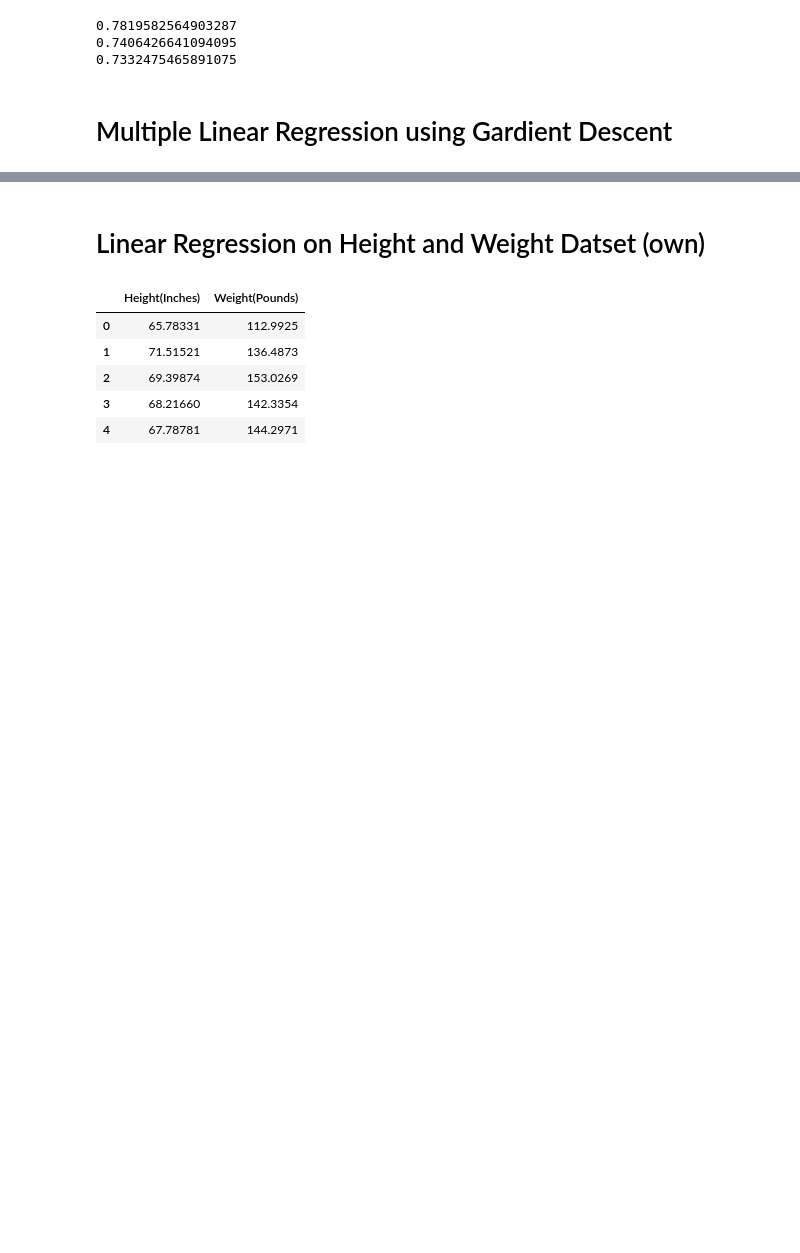
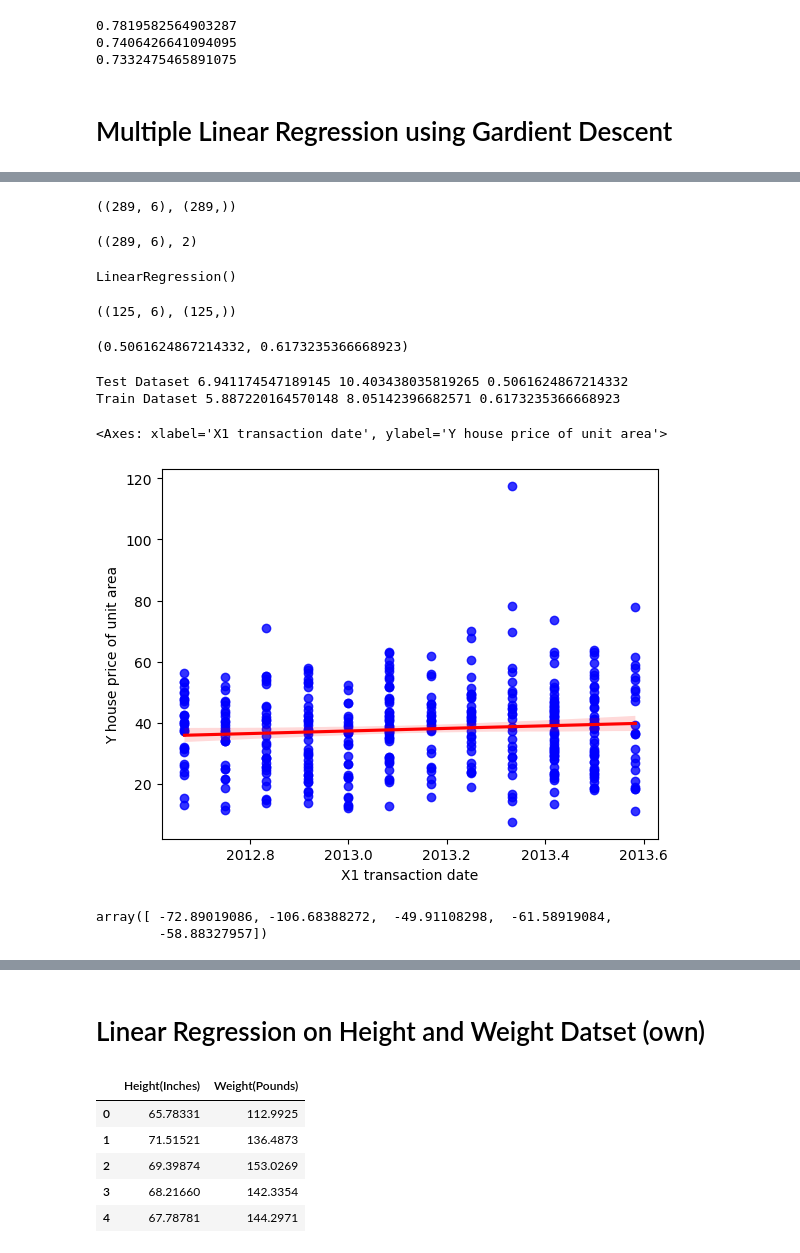
Before and after one commit to sandeepshakya2019/Machine-Learning-HandsOn, a Jupyter notebook: 01_Code/1_MachineLearningAlgo/1_LinearRegression.ipynb, the cells around one changed output, grey strips where cells are left out. Drawn from its saved outputs; the diff is of its cells as text; code cells hidden in the pictures; blank space fills up the shorter version.

Commit message:
Adding the code for multiple linear regression

```diff
--- a/01_Code/1_MachineLearningAlgo/1_LinearRegression.ipynb
+++ b/01_Code/1_MachineLearningAlgo/1_LinearRegression.ipynb
@@ -356,0 +418,35 @@ print(m.adjustedr2score(X,Y,m.predict(X)))
+# %%
+from sklearn.model_selection import train_test_split
+X_train, X_test, Y_train, Y_test  = train_test_split(X, Y, random_state=2, test_size=0.3)
+X_train.shape, Y_train.shape
+# %% [output]
+((289, 6), (289,))
+# %%
+from sklearn.preprocessing import StandardScaler
+scaler = StandardScaler()
+X_train = scaler.fit_transform(X_train)
+X_test = scaler.fit_transform(X_test)
+X_train.shape, X_train.ndim
+# %% [output]
+((289, 6), 2)
+# %%
+from sklearn.linear_model import LinearRegression
+m = LinearRegression()
+m.fit(X_train, Y_train)
+# %% [output]
+LinearRegression()
+# %%
+X_test.shape, m.predict(X_test).shape
+# %% [output]
+((125, 6), (125,))
+# %%
+m.score(X_test, Y_test), m.score(X_train, Y_train)
+# %% [output]
+(0.5061624867214332, 0.6173235366668923)
+# %%
+from sklearn.metrics import mean_absolute_error, root_mean_squared_error, r2_score
+print("Test Dataset",mean_absolute_error(Y_test, m.predict(X_test)), root_mean_squared_error(Y_test, m.predict(X_test)), r2_score(Y_test, m.predict(X_test)))
+print("Train Dataset",mean_absolute_error(Y_train, m.predict(X_train)), root_mean_squared_error(Y_train, m.predict(X_train)), r2_score(Y_train, m.predict(X_train)))
+# %% [output]
+Test Dataset 6.941174547189145 10.403438035819265 0.5061624867214332
+Train Dataset 5.887220164570148 8.05142396682571 0.6173235366668923
@@ -356,0 +455,20 @@ print(m.adjustedr2score(X,Y,m.predict(X)))
+# %%
+# To get the linea regression model between pairs (2D plot)
+sns.regplot(
+    x="X1 transaction date",
+    y="Y house price of unit area",
+    data=rs_df,
+    scatter_kws={"color": "blue"},
+    line_kws={"color": "red"}
+)
+# %% [output]
+<Axes: xlabel='X1 transaction date', ylabel='Y house price of unit area'>
+[figure, added]
+# %%
+from sklearn.model_selection import cross_val_score
+validation_score = cross_val_score(m, X_train, Y_train, scoring="neg_mean_squared_error", cv=5)
+# validation_score = cross_val_score(m, X_train, Y_train, scoring="roc_auc" ,cv=5)
+validation_score
+# %% [output]
+array([ -72.89019086, -106.68388272,  -49.91108298,  -61.58919084,
+        -58.88327957])
```
Also changed, not shown: parts of 13 cells of this notebook, 2 other files.
